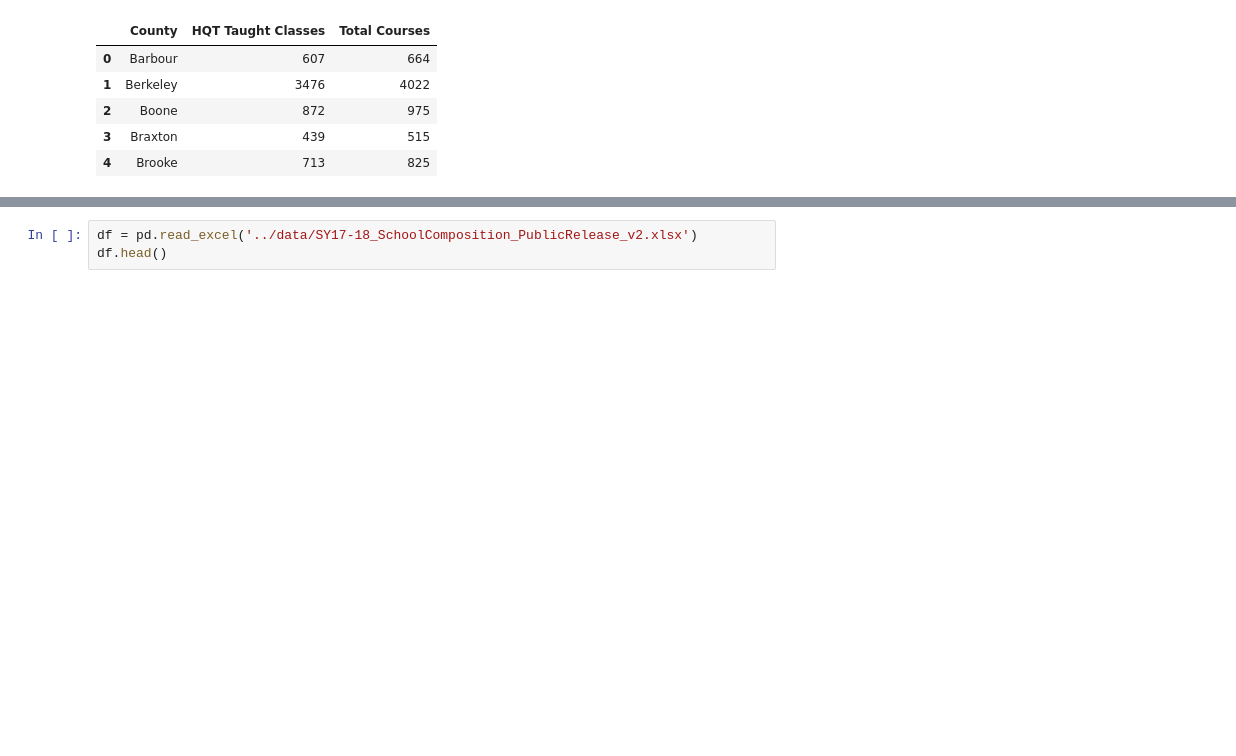
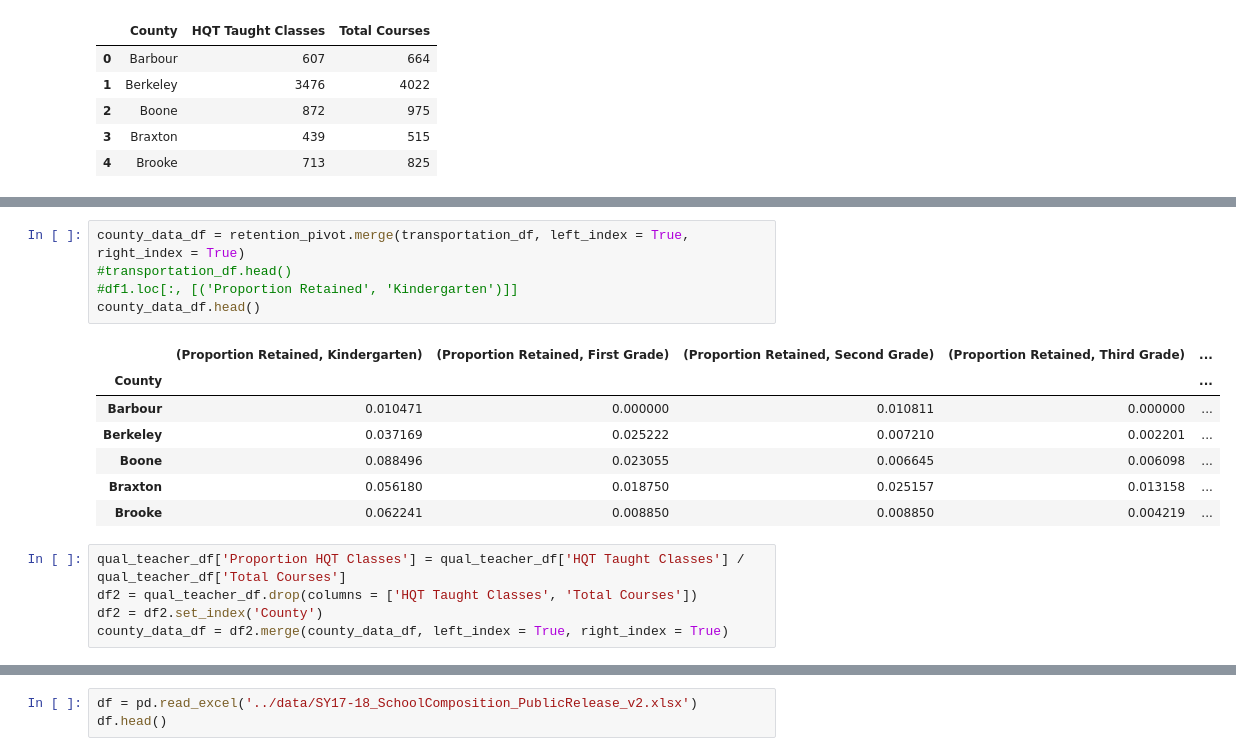
Before and after one commit to mkuehn10/springboard-data-science, a Jupyter notebook: capstone/data-wrangling/process-data-files.ipynb, the cells around one changed output, grey strips where cells are left out. Cells and saved outputs as stored; diff of their text form; blank space fills up the shorter version.

```diff
--- a/capstone/data-wrangling/process-data-files.ipynb
+++ b/capstone/data-wrangling/process-data-files.ipynb
@@ -158,0 +190,18 @@ qual_teacher_tidy_df.to_csv('../data/qual_teacher_tidy.csv')
+# %%
+county_data_df = retention_pivot.merge(transportation_df, left_index = True, right_index = True)
+#transportation_df.head()
+#df1.loc[:, [('Proportion Retained', 'Kindergarten')]]
+county_data_df.head()
+# %% [output]
+|  | (Proportion Retained, Kindergarten) | (Proportion Retained, First Grade) | (Proportion Retained, Second Grade) | (Proportion Retained, Third Grade) | ... |
+| County |  |  |  |  | ... |
+| Barbour | 0.010471 | 0.000000 | 0.010811 | 0.000000 | ... |
+| Berkeley | 0.037169 | 0.025222 | 0.007210 | 0.002201 | ... |
+| Boone | 0.088496 | 0.023055 | 0.006645 | 0.006098 | ... |
+| Braxton | 0.056180 | 0.018750 | 0.025157 | 0.013158 | ... |
+| Brooke | 0.062241 | 0.008850 | 0.008850 | 0.004219 | ... |
+# %%
+qual_teacher_df['Proportion HQT Classes'] = qual_teacher_df['HQT Taught Classes'] / qual_teacher_df['Total Courses']
+df2 = qual_teacher_df.drop(columns = ['HQT Taught Classes', 'Total Courses'])
+df2 = df2.set_index('County')
+county_data_df = df2.merge(county_data_df, left_index = True, right_index = True)
```
Also changed, not shown: parts of 10 cells of this notebook, 7 other files.
